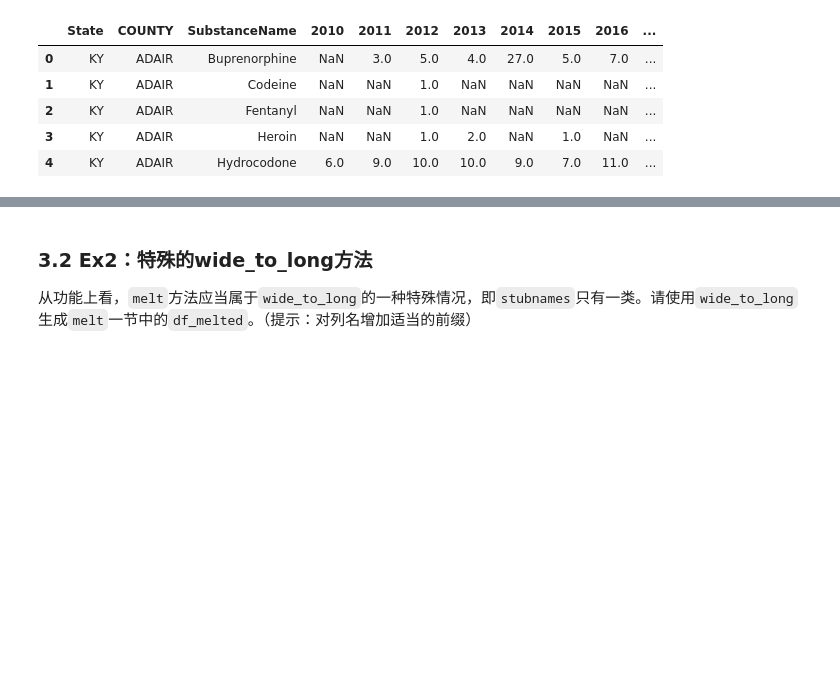
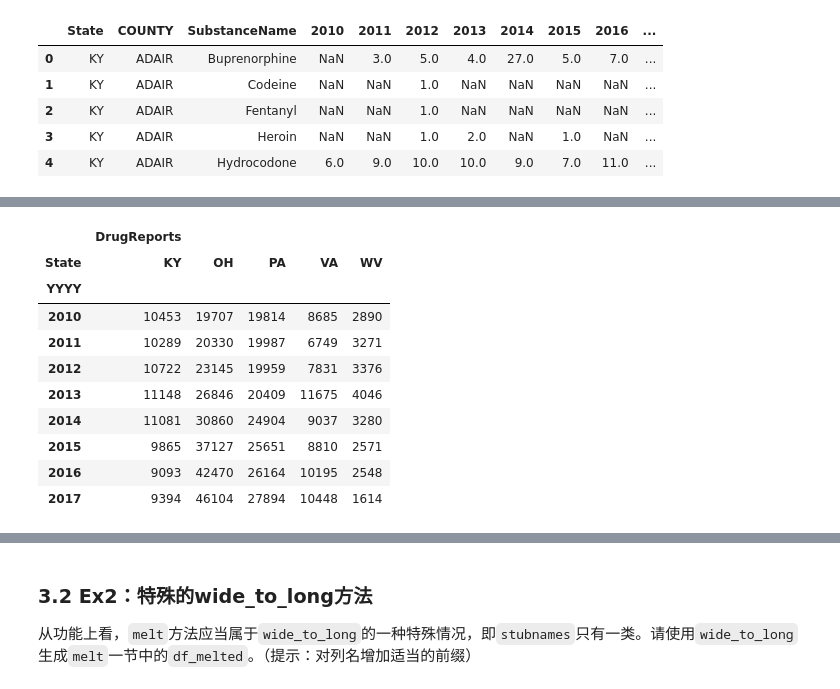
Before and after one commit to Relph1119/my-team-learning, a Jupyter notebook: notebook/pandas20/my_homework/task05_exercise.ipynb, the cells around one changed output, grey strips where cells are left out. Cells and saved outputs as stored; diff of their text form; code cells hidden in the pictures; blank space fills up the shorter version.

```diff
--- a/notebook/pandas20/my_homework/task05_exercise.ipynb
+++ b/notebook/pandas20/my_homework/task05_exercise.ipynb
@@ -143,0 +269,3 @@ res.head()
+# %%
+df_ex1_3 = df.groupby(['State', 'YYYY'])['DrugReports'].sum().to_frame()
+df_ex1_3.head(5)
@@ -143,0 +280,15 @@ res.head()
+# %%
+df_ex1_3 = df_ex1_3.unstack(0)
+df_ex1_3
+# %% [output]
+|  | DrugReports |  |  |  |  |
+| State | KY | OH | PA | VA | WV |
+| YYYY |  |  |  |  |  |
+| 2010 | 10453 | 19707 | 19814 | 8685 | 2890 |
+| 2011 | 10289 | 20330 | 19987 | 6749 | 3271 |
+| 2012 | 10722 | 23145 | 19959 | 7831 | 3376 |
+| 2013 | 11148 | 26846 | 20409 | 11675 | 4046 |
+| 2014 | 11081 | 30860 | 24904 | 9037 | 3280 |
+| 2015 | 9865 | 37127 | 25651 | 8810 | 2571 |
+| 2016 | 9093 | 42470 | 26164 | 10195 | 2548 |
+| 2017 | 9394 | 46104 | 27894 | 10448 | 1614 |
```
Also changed, not shown: parts of 34 cells of this notebook, 1 other file.
